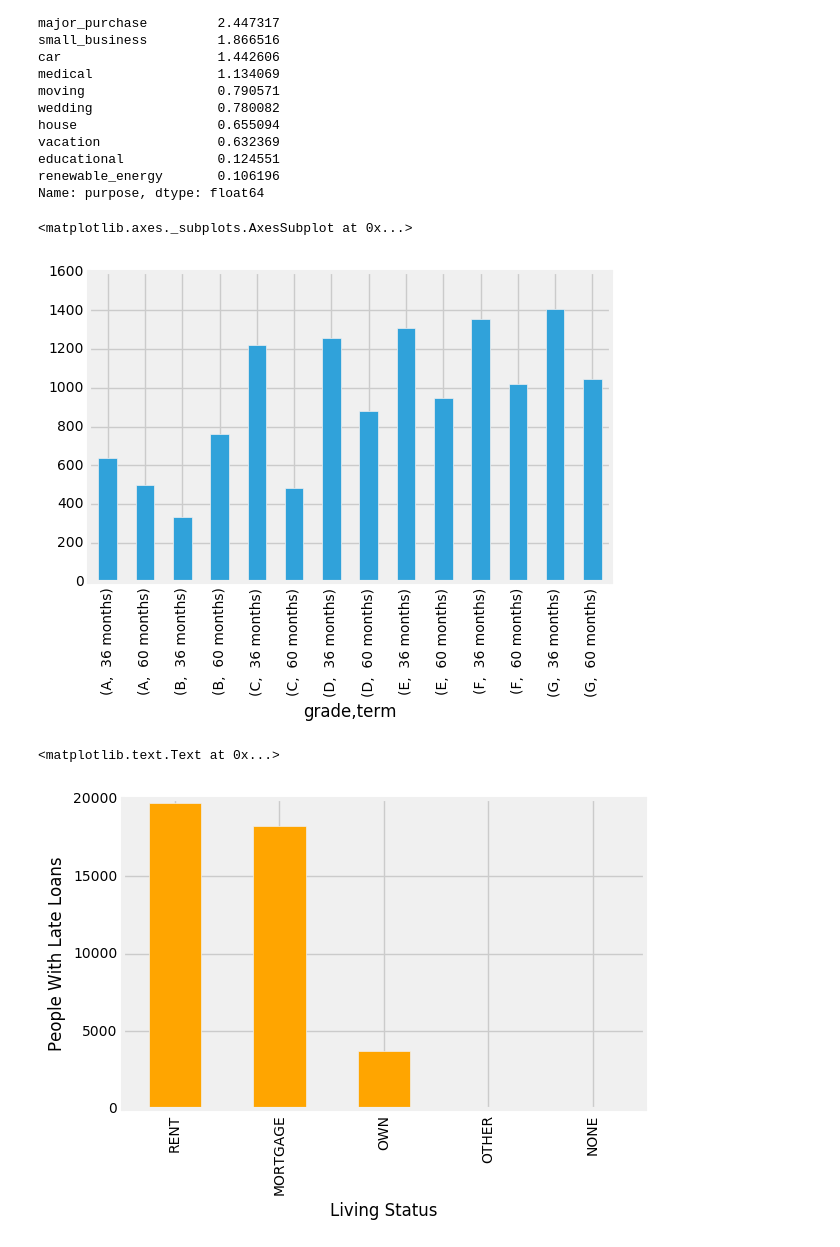
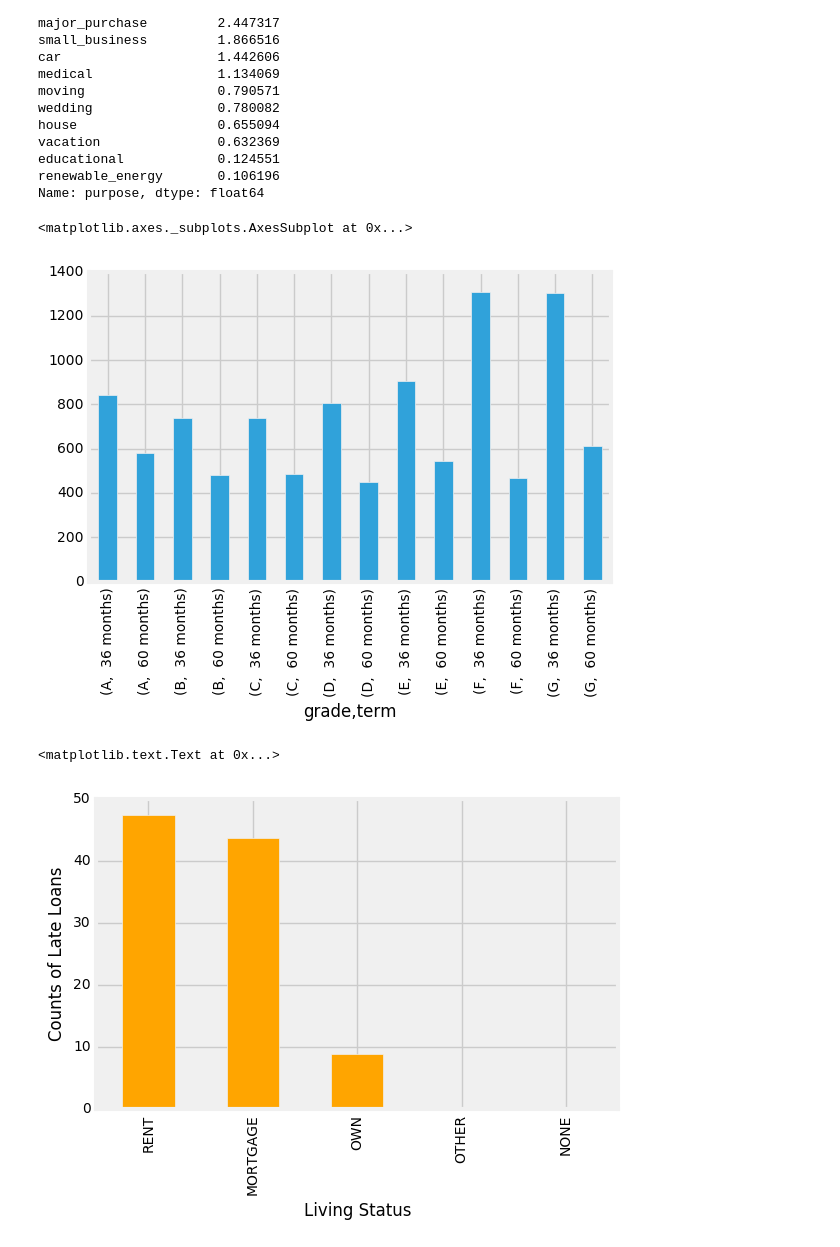
Before and after one commit to bowerboy/MIS-373-Adv-Data-Analytics-Project, a Jupyter notebook: Project_replace.ipynb, the cells around one changed output. Drawn from its saved outputs; the diff is of its cells as text; code cells hidden in the pictures.

```diff
--- a/Project_replace.ipynb
+++ b/Project_replace.ipynb
@@ -265,21 +265,23 @@ loan_g = pd.pivot_table(df_sample,
                            index= ['grade','term'],
                            columns= ['installment'] ,
                             values= 'loan_amnt',
-                           aggfunc = sum)
+                           aggfunc = mean)
 loan_g.T.idxmax()
 loan_g.T.idxmax().plot(kind='bar')
 # %% [output]
 <matplotlib.axes._subplots.AxesSubplot at 0x...>
-[figure, old version]
+[figure, new version]
 # %%
 #This graph looks at the people who are late on their loans, renters and people paying their mortages tend to be late on payments
 #A possible reason may be that the owners, others, and none may not have a financial burden.
 late = df_sample[['home_ownership', 'Late_Loan']]
 late_people = late['Late_Loan']== True
 people = late[late_people]
-sad = people['home_ownership'].value_counts().plot(kind='bar', color= 'orange')
+sad = people['home_ownership'].value_counts()
+final = sad/len(people) * 100
+final.plot(kind='bar', color= 'orange')
 xlabel('Living Status')
-ylabel('People With Late Loans')
+ylabel('Counts of Late Loans')
 # %% [output]
 <matplotlib.text.Text at 0x...>
-[figure, old version]
+[figure, new version]
```
Also changed, not shown: parts of 1 cell of this notebook.
